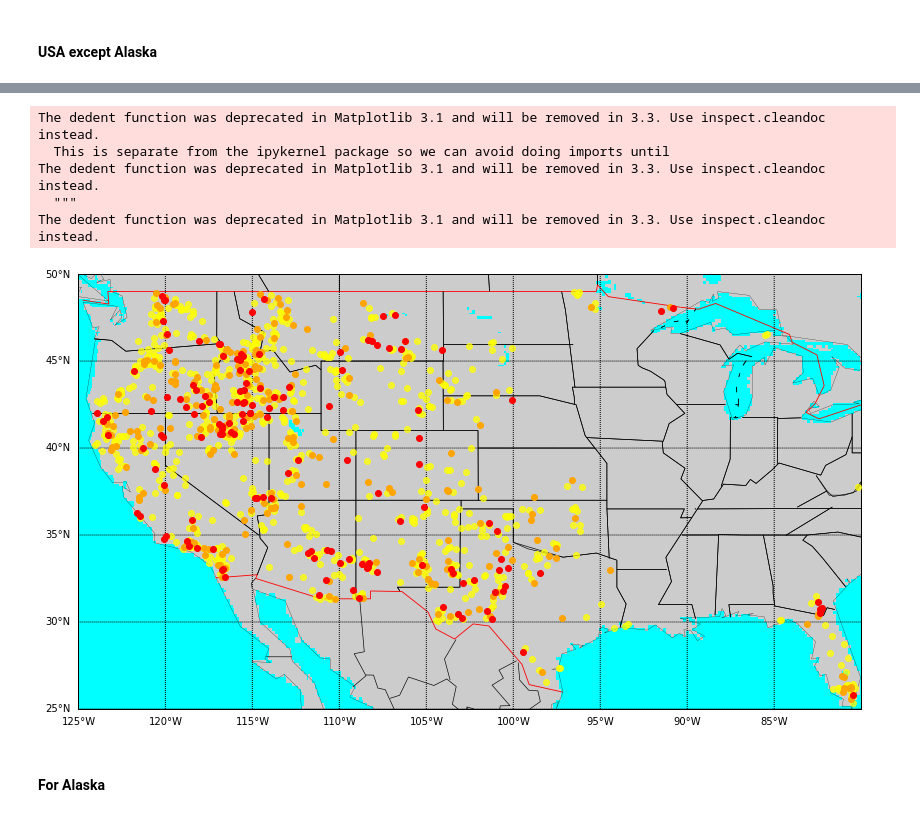
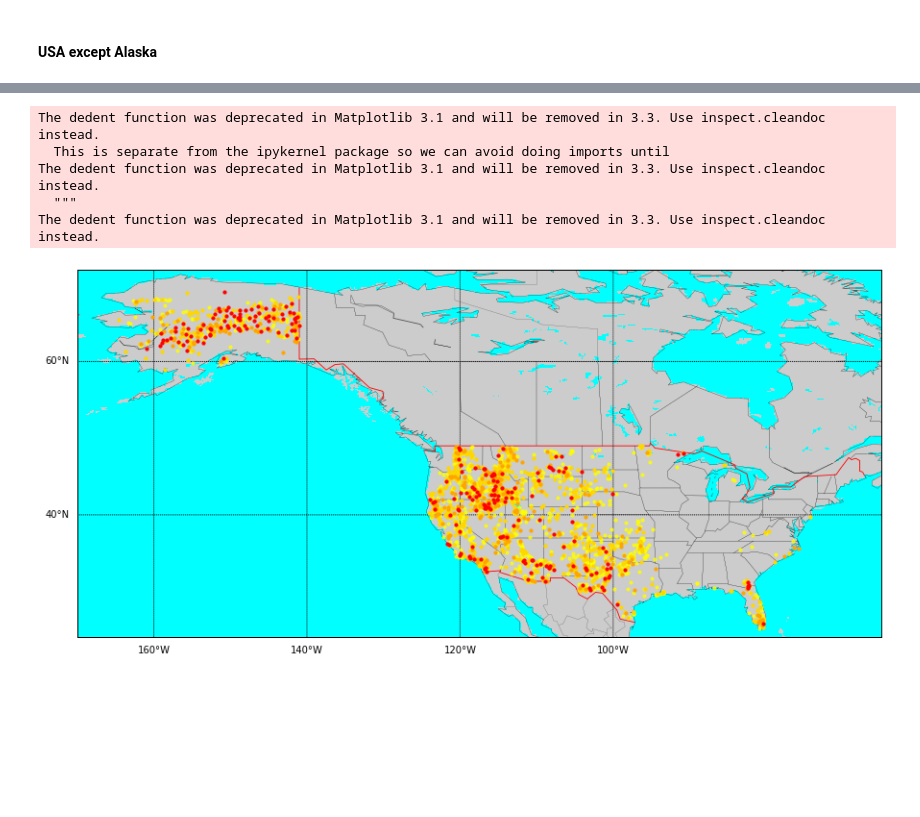
Before and after one commit to adityasant/ECE143_Project, a Jupyter notebook: Local Notebooks/wildfire_datacleaning.ipynb, the cells around one changed output, grey strips where cells are left out. Saved outputs shown, nothing was run; the diff lists cells and outputs as text; code cells hidden in the pictures; blank space fills up the shorter version.

Commit message:
Modifying plotting parameters for wildfire

```diff
--- a/Local Notebooks/wildfire_datacleaning.ipynb
+++ b/Local Notebooks/wildfire_datacleaning.ipynb
@@ -223,19 +249,20 @@ The fires plotted have area grater than 60,000 hectares
 # %%
-plt.figure(figsize=[15,8])
-map = Basemap(projection='cyl',llcrnrlat=25,urcrnrlat=50,\
-            llcrnrlon=-125,urcrnrlon=-80,)
+plt.subplots(figsize=[15,8])
+map = Basemap(projection='cyl',llcrnrlat=24,urcrnrlat=72,\
+            llcrnrlon=-170,urcrnrlon=-65,)
 map.drawcoastlines(linewidth=0.25)
 map.drawcountries(linewidth=0.85,color='red')
-map.drawstates(linewidth=0.65)
+map.drawstates(linewidth=0.15)
 map.drawmapboundary()
-map.drawparallels(np.arange(0.,90.,5),labels=[1,0,0,0],fontsize=10)
-map.drawmeridians(np.arange(-160,-80,5),labels=[0,0,0,1],fontsize=10)
+map.drawparallels(np.arange(0.,90.,20),labels=[1,0,0,0],fontsize=10)
+map.drawmeridians(np.arange(-160,-90,20),labels=[0,0,0,1],fontsize=10)
 map.fillcontinents(color='lightgrey', zorder=1,lake_color='aqua')
 map.drawlsmask(ocean_color='aqua',lakes=True,zorder=1)
 
 yr_lower = 2000
 yr_higher = 2015
 
+## Large fires
 lim_low = 65000
 lim_high = 3000000
 long_temp = [large_size_wildfire_data['LONGITUDE'][i] for i in range(large_fire_len) if \
@@ -245,46 +272,63 @@ lat_temp = [large_size_wildfire_data['LATITUDE'][i] for i in range(large_fire_le
              lim_low<=large_size_wildfire_data['FIRE_SIZE'][i]<lim_high and \
             yr_lower<large_size_wildfire_data['FIRE_YEAR'][i]<yr_higher]
 
-scat = map.scatter(long_temp, lat_temp);
+scat = map.scatter(long_temp, lat_temp,s=10);
 scat.set_color('r')
 #scat.set_alpha(0.5)
 scat.set_zorder(12)
 
+
+## Medium fires
 lim_low = 30000
 lim_high = 65000
 long_temp = [large_size_wildfire_data['LONGITUDE'][i] for i in range(large_fire_len) if \
              lim_low<=large_size_wildfire_data['FIRE_SIZE'][i]<lim_high and \
             yr_lower<large_size_wildfire_data['FIRE_YEAR'][i]<yr_higher]
 lat_temp = [large_size_wildfire_data['LATITUDE'][i] for i in range(large_fire_len) if \
              lim_low<=large_size_wildfire_data['FIRE_SIZE'][i]<lim_high and \
             yr_lower<large_size_wildfire_data['FIRE_YEAR'][i]<yr_higher]
 
-scat = map.scatter(long_temp, lat_temp);
+scat = map.scatter(long_temp, lat_temp,s=10);
 scat.set_color('orange')
 #scat.set_alpha(0.85)
 scat.set_zorder(11)
 
+
+## Small fires
 lim_low = 10000
 lim_high = 30000
 long_temp = [large_size_wildfire_data['LONGITUDE'][i] for i in range(large_fire_len) if \
              lim_low<=large_size_wildfire_data['FIRE_SIZE'][i]<lim_high and \
             yr_lower<large_size_wildfire_data['FIRE_YEAR'][i]<yr_higher]
 lat_temp = [large_size_wildfire_data['LATITUDE'][i] for i in range(large_fire_len) if \
              lim_low<=large_size_wildfire_data['FIRE_SIZE'][i]<lim_high and \
             yr_lower<large_size_wildfire_data['FIRE_YEAR'][i]<yr_higher]
 
-scat = map.scatter(long_temp, lat_temp);
+scat = map.scatter(long_temp, lat_temp,s=10);
+scat.set_color('gold')
+scat.set_alpha(1)
+scat.set_zorder(10)
+
+## Small fires
+lim_low = 5000
+lim_high = 10000
+long_temp = [large_size_wildfire_data['LONGITUDE'][i] for i in range(large_fire_len) if \
+             lim_low<=large_size_wildfire_data['FIRE_SIZE'][i]<lim_high and \
+            yr_lower<large_size_wildfire_data['FIRE_YEAR'][i]<yr_higher]
+lat_temp = [large_size_wildfire_data['LATITUDE'][i] for i in range(large_fire_len) if \
+             lim_low<=large_size_wildfire_data['FIRE_SIZE'][i]<lim_high and \
+            yr_lower<large_size_wildfire_data['FIRE_YEAR'][i]<yr_higher]
+
+scat = map.scatter(long_temp, lat_temp,s=10);
 scat.set_color('yellow')
 scat.set_alpha(0.75)
-scat.set_zorder(10)
+scat.set_zorder(9)
 
 plt.show()
 # %% [output]
 The dedent function was deprecated in Matplotlib 3.1 and will be removed in 3.3. Use inspect.cleandoc instead.
   This is separate from the ipykernel package so we can avoid doing imports until
 The dedent function was deprecated in Matplotlib 3.1 and will be removed in 3.3. Use inspect.cleandoc instead.
   """
 The dedent function was deprecated in Matplotlib 3.1 and will be removed in 3.3. Use inspect.cleandoc instead.
-[figure, old version]
+[figure, new version]
-# %% [markdown]
-#### For Alaska
```
Also changed, not shown: parts of 5 cells of this notebook.
